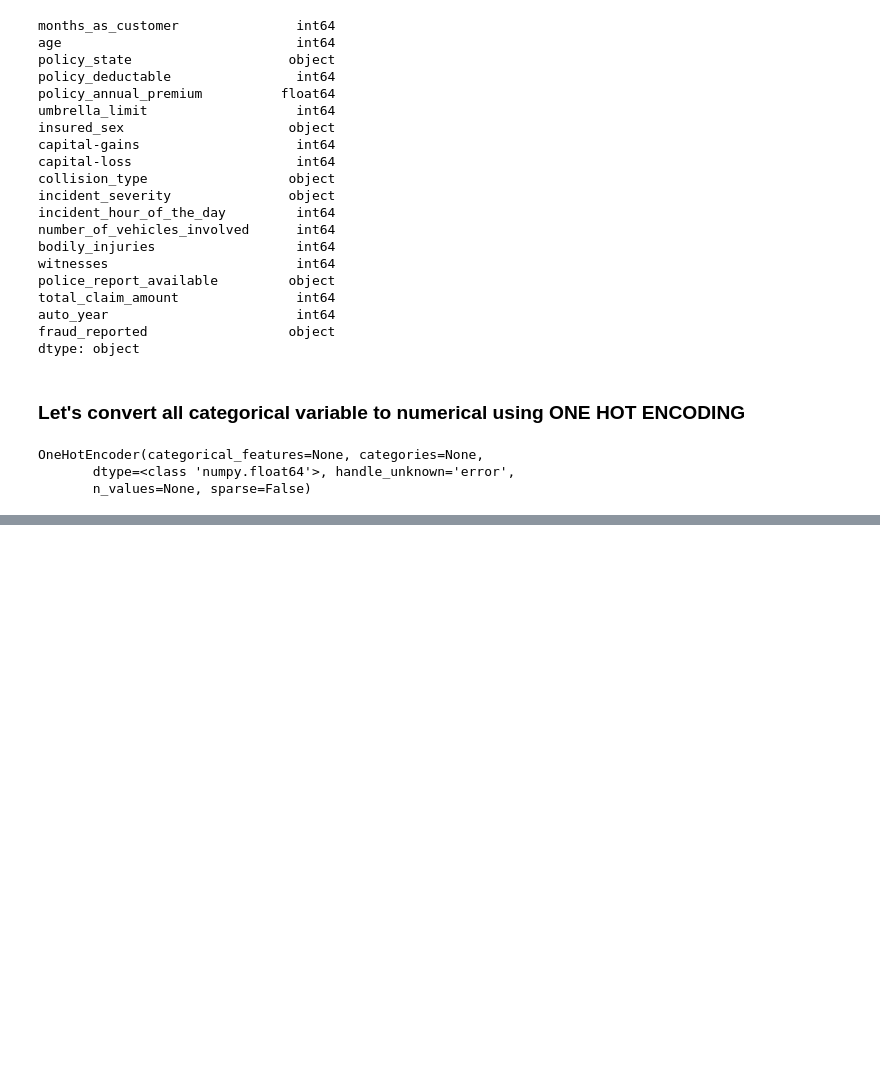
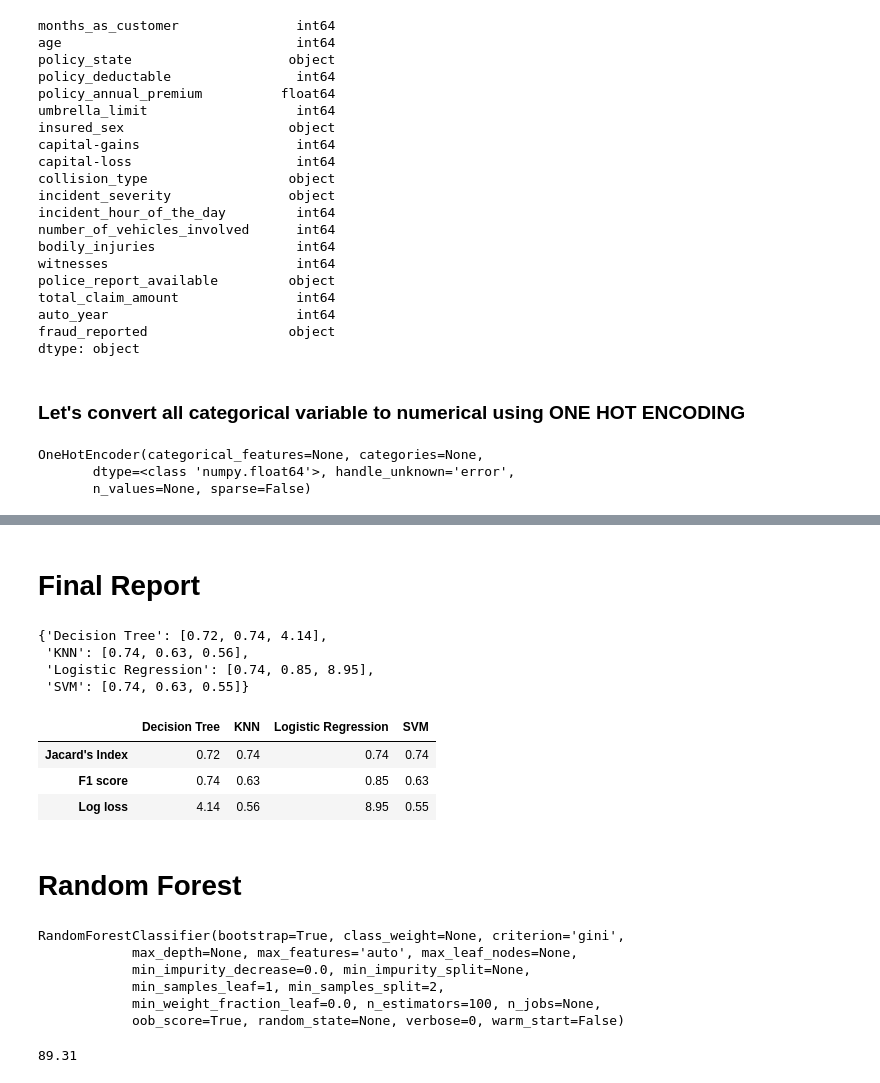
Before and after one commit to shremuk/My-Work, a Jupyter notebook: Insurance_claims.ipynb, the cells around one changed output, grey strips where cells are left out. Cells and saved outputs as stored; diff of their text form; code cells hidden in the pictures; blank space fills up the shorter version.

```diff
--- a/Insurance_claims.ipynb
+++ b/Insurance_claims.ipynb
@@ -372,0 +617,22 @@ dtype: int64
+# %% [markdown]
+# Final Report
+# %%
+finalreport = {'KNN':[knn_jaccard, knn_f1_score, knn_logloss], 'Decision Tree':[acc_jacc_dt, acc_f1_dt, acc_logloss_dt], 'SVM': [acc_jacc_svm, acc_f1_svm, acc_logloss_svm], 'Logistic Regression': [acc_jacc_LR,acc_f1_LR, acc_logloss_LR]}
+# %%
+finalreport
+# %% [output]
+{'Decision Tree': [0.72, 0.74, 4.14],
+ 'KNN': [0.74, 0.63, 0.56],
+ 'Logistic Regression': [0.74, 0.85, 8.95],
+ 'SVM': [0.74, 0.63, 0.55]}
+# %%
+Report = pd.DataFrame(finalreport, index = ['Jacard\'s Index','F1 score','Log loss'])
+# %%
+Report
+# %% [output]
+|  | Decision Tree | KNN | Logistic Regression | SVM |
+| Jacard's Index | 0.72 | 0.74 | 0.74 | 0.74 |
+| F1 score | 0.74 | 0.63 | 0.85 | 0.63 |
+| Log loss | 4.14 | 0.56 | 8.95 | 0.55 |
+# %% [markdown]
+# Random Forest
@@ -372,0 +641,10 @@ dtype: int64
+# %%
+random_forest = RandomForestClassifier(n_estimators = 100, oob_score = True)
+random_forest.fit(X_train, y_train)
+# %% [output]
+RandomForestClassifier(bootstrap=True, class_weight=None, criterion='gini',
+            max_depth=None, max_features='auto', max_leaf_nodes=None,
+            min_impurity_decrease=0.0, min_impurity_split=None,
+            min_samples_leaf=1, min_samples_split=2,
+            min_weight_fraction_leaf=0.0, n_estimators=100, n_jobs=None,
+            oob_score=True, random_state=None, verbose=0, warm_start=False)
@@ -372,0 +653,5 @@ dtype: int64
+# %%
+acc_rf= round(random_forest.score(X_train, y_train)* 100, 2)
+acc_rf
+# %% [output]
+89.31
```
Also changed, not shown: parts of 57 cells of this notebook.
